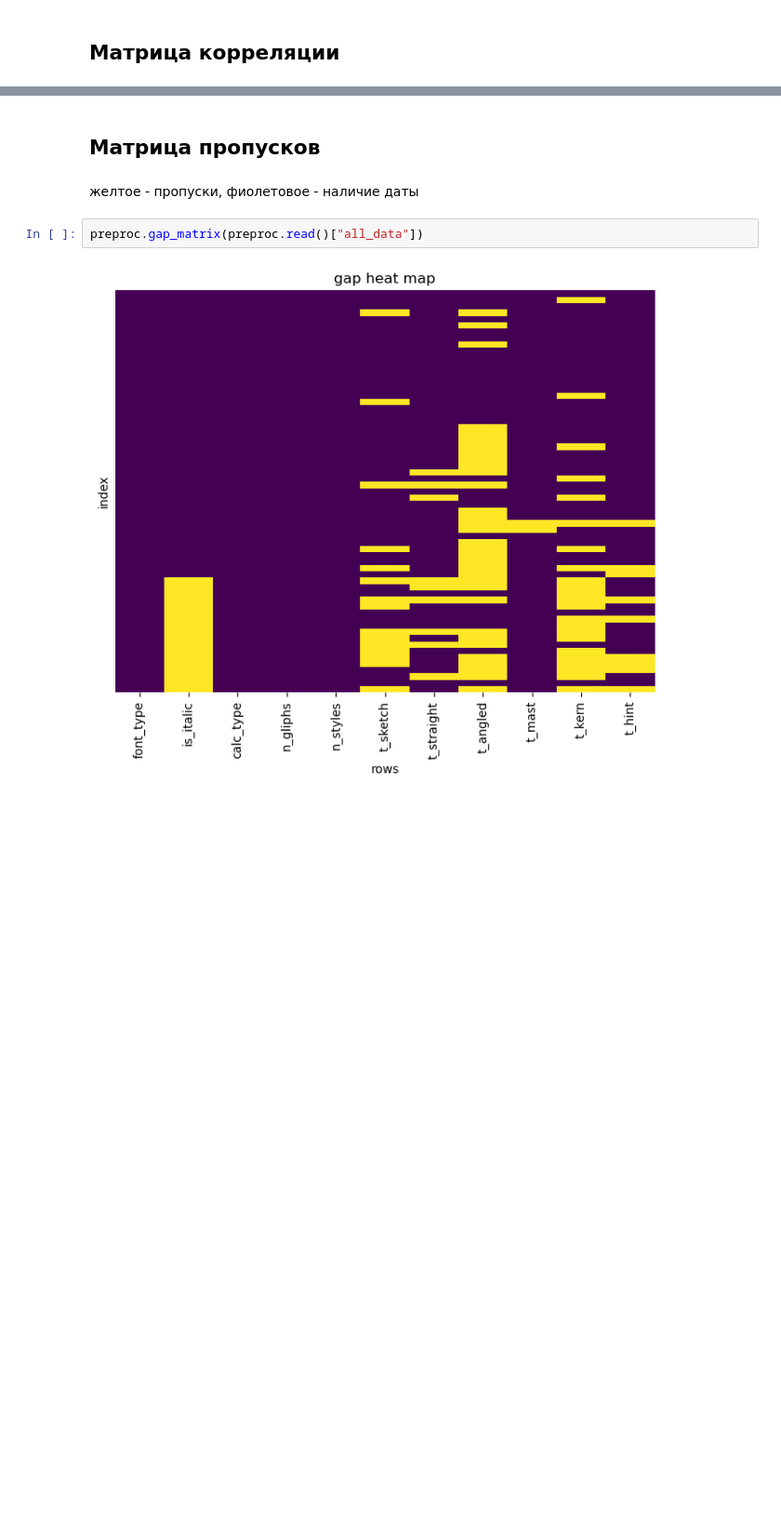
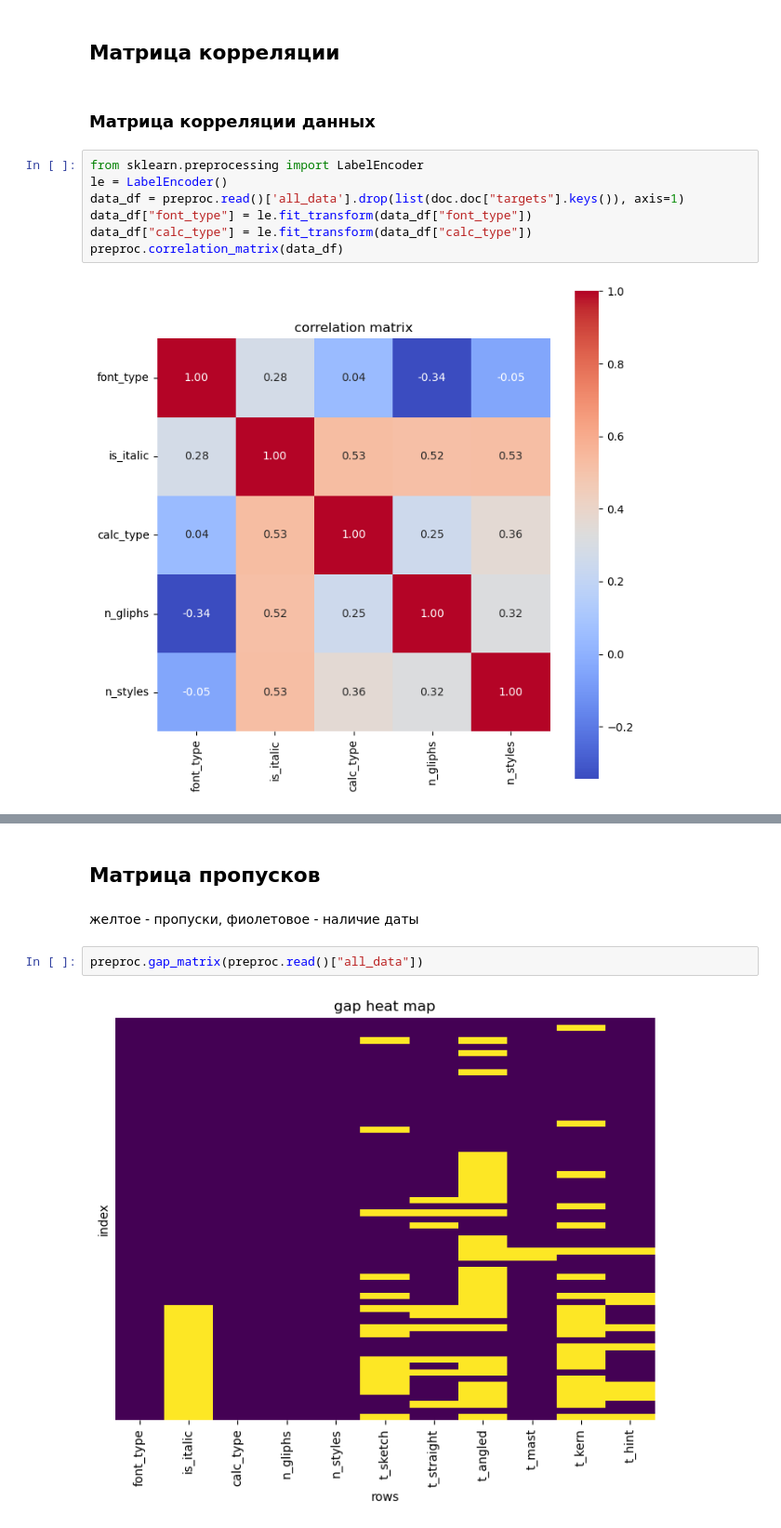
Before and after one commit to Sziringowski/time-calc-TT, a Jupyter notebook: analysis.ipynb, the cells around one changed output, grey strips where cells are left out. Shown at 93% size. Saved outputs shown, nothing was run; the diff lists cells and outputs as text; blank space fills up the shorter version.

```diff
--- a/analysis.ipynb
+++ b/analysis.ipynb
@@ -7,2 +16,13 @@ import scripts.data_preprocessing as preproc
 # %% [markdown]
 ## Матрица корреляции
+# %% [markdown]
+### Матрица корреляции данных
+# %%
+from sklearn.preprocessing import LabelEncoder
+le = LabelEncoder()
+data_df = preproc.read()['all_data'].drop(list(doc.doc["targets"].keys()), axis=1)
+data_df["font_type"] = le.fit_transform(data_df["font_type"])
+data_df["calc_type"] = le.fit_transform(data_df["calc_type"])
+preproc.correlation_matrix(data_df)
+# %% [output]
+[figure, added]
```
Also changed, not shown: parts of 10 cells of this notebook, 8 other files.
